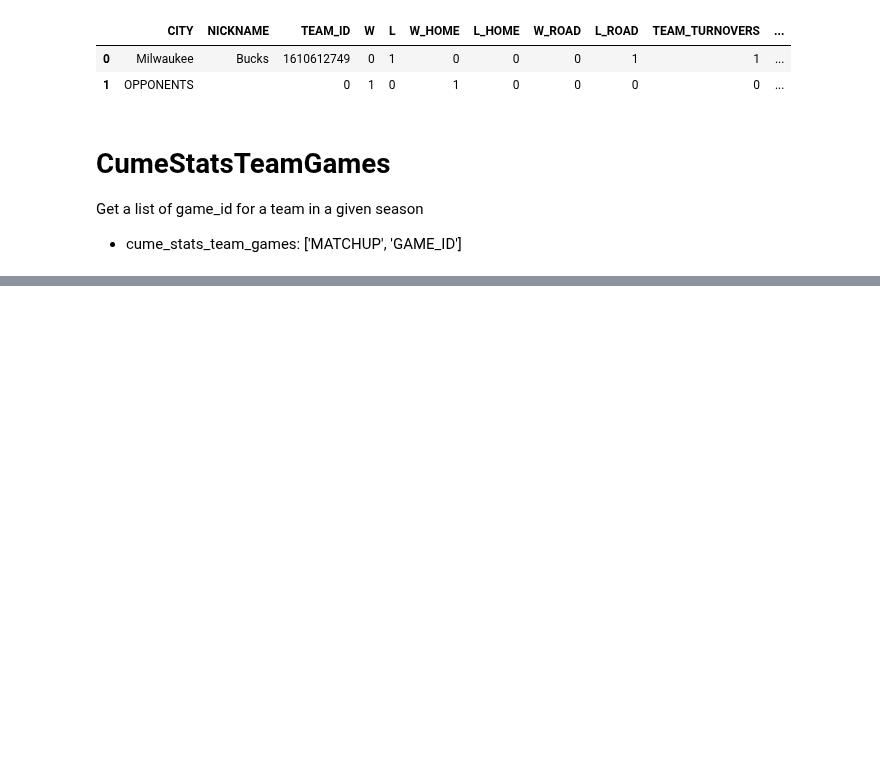
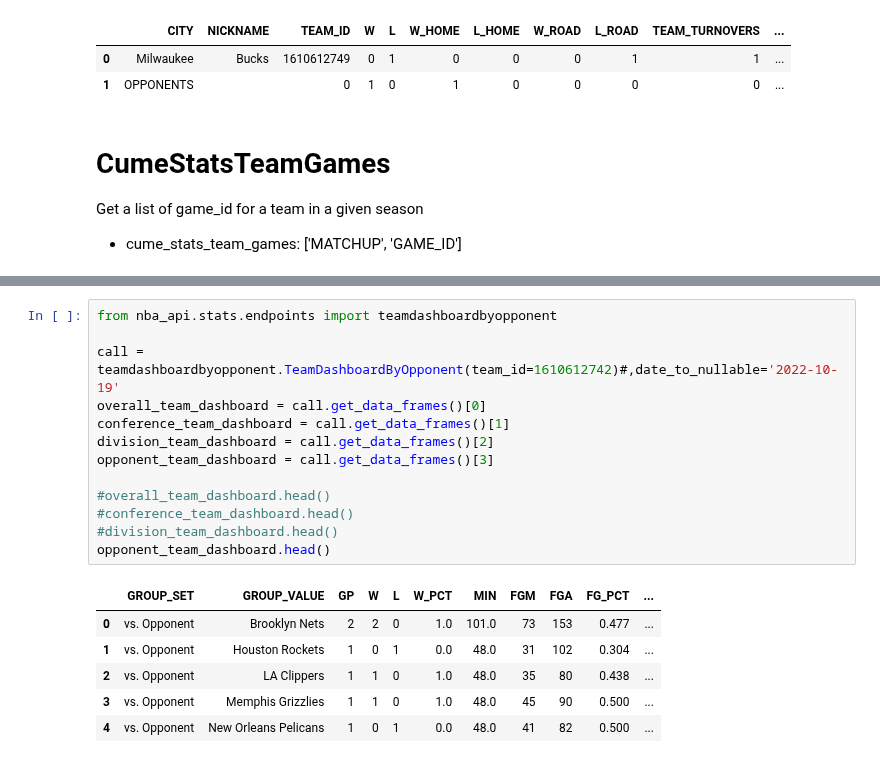
Before and after one commit to MattChinchilla/DATA_SCIENCE, a Jupyter notebook: Sports_Analytics/NBA.ipynb, the cells around one changed output, grey strips where cells are left out. Saved outputs shown, nothing was run; the diff lists cells and outputs as text; blank space fills up the shorter version.

```diff
--- a/Sports_Analytics/NBA.ipynb
+++ b/Sports_Analytics/NBA.ipynb
@@ -235,0 +305,20 @@ matchupsrollup_df = call.get_data_frames()[0]
+# %%
+from nba_api.stats.endpoints import teamdashboardbyopponent
+
+call = teamdashboardbyopponent.TeamDashboardByOpponent(team_id=1610612742)#,date_to_nullable='2022-10-19'
+overall_team_dashboard = call.get_data_frames()[0]
+conference_team_dashboard = call.get_data_frames()[1]
+division_team_dashboard = call.get_data_frames()[2]
+opponent_team_dashboard = call.get_data_frames()[3]
+
+#overall_team_dashboard.head()
+#conference_team_dashboard.head()
+#division_team_dashboard.head()
+opponent_team_dashboard.head()
+# %% [output]
+|  | GROUP_SET | GROUP_VALUE | GP | W | L | W_PCT | MIN | FGM | FGA | FG_PCT | ... |
+| 0 | vs. Opponent | Brooklyn Nets | 2 | 2 | 0 | 1.0 | 101.0 | 73 | 153 | 0.477 | ... |
+| 1 | vs. Opponent | Houston Rockets | 1 | 0 | 1 | 0.0 | 48.0 | 31 | 102 | 0.304 | ... |
+| 2 | vs. Opponent | LA Clippers | 1 | 1 | 0 | 1.0 | 48.0 | 35 | 80 | 0.438 | ... |
+| 3 | vs. Opponent | Memphis Grizzlies | 1 | 1 | 0 | 1.0 | 48.0 | 45 | 90 | 0.500 | ... |
+| 4 | vs. Opponent | New Orleans Pelicans | 1 | 0 | 1 | 0.0 | 48.0 | 41 | 82 | 0.500 | ... |
```
Also changed, not shown: parts of 13 cells of this notebook.
